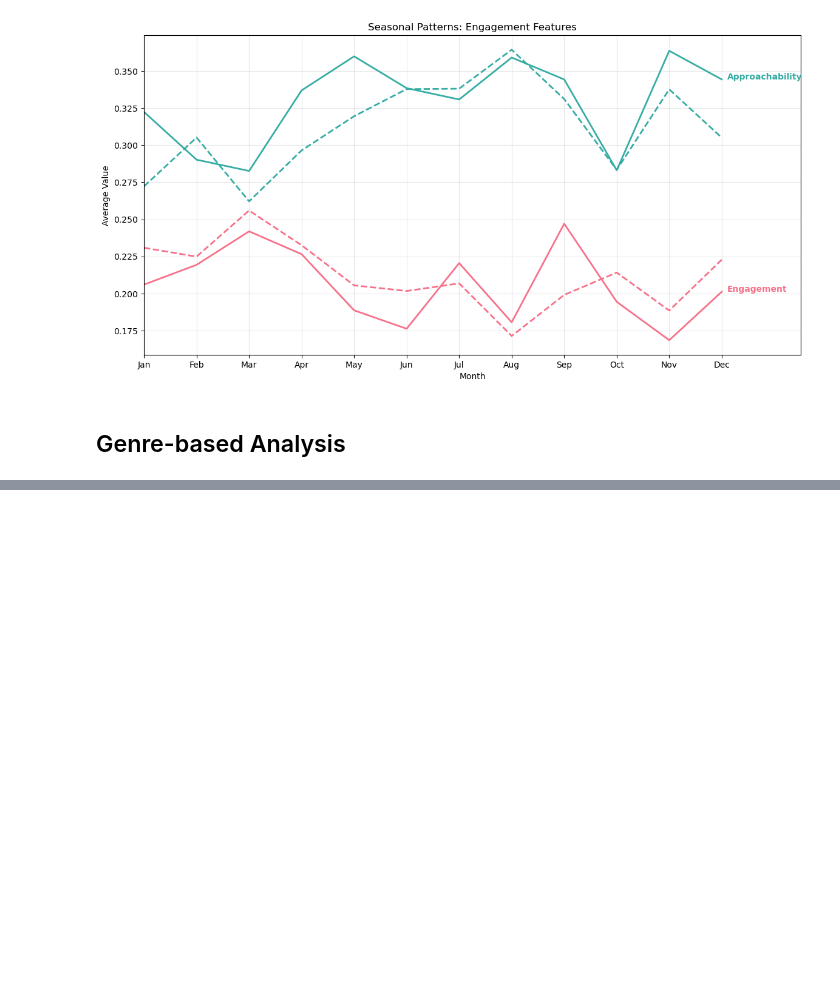
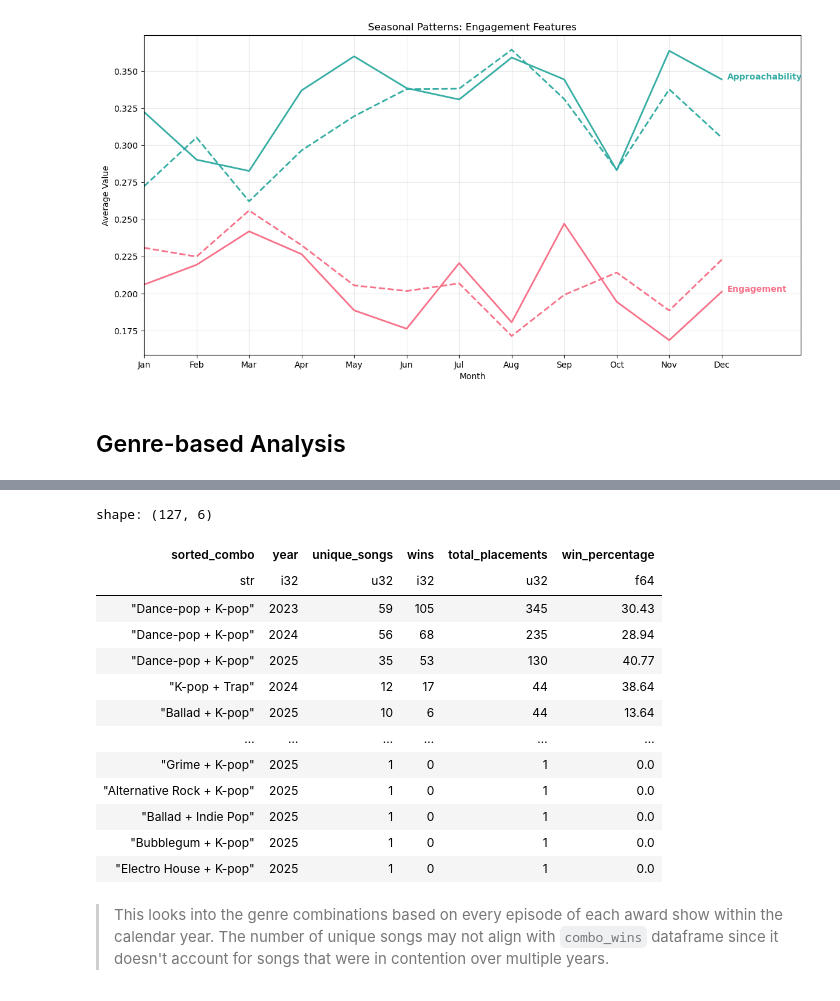
Before and after one commit to ccaban6/love-dive-into-kpop-music-show-winners, a Jupyter notebook: notebooks/04_explore_audio_features.ipynb, the cells around one changed output, grey strips where cells are left out. Saved outputs shown, nothing was run; the diff lists cells and outputs as text; code cells hidden in the pictures; blank space fills up the shorter version.

```diff
--- a/notebooks/04_explore_audio_features.ipynb
+++ b/notebooks/04_explore_audio_features.ipynb
@@ -665,0 +822,19 @@ analyze_genre_win_rates(genre_df, title="Tertiary", genre_col='genre_3rd', top_n
+# %%
+temporal_combo.sort('total_placements', descending=True)
+# %% [output]
+shape: (127, 6)
+| sorted_combo | year | unique_songs | wins | total_placements | win_percentage |
+| str | i32 | u32 | i32 | u32 | f64 |
+| "Dance-pop + K-pop" | 2023 | 59 | 105 | 345 | 30.43 |
+| "Dance-pop + K-pop" | 2024 | 56 | 68 | 235 | 28.94 |
+| "Dance-pop + K-pop" | 2025 | 35 | 53 | 130 | 40.77 |
+| "K-pop + Trap" | 2024 | 12 | 17 | 44 | 38.64 |
+| "Ballad + K-pop" | 2025 | 10 | 6 | 44 | 13.64 |
+| … | … | … | … | … | … |
+| "Grime + K-pop" | 2025 | 1 | 0 | 1 | 0.0 |
+| "Alternative Rock + K-pop" | 2025 | 1 | 0 | 1 | 0.0 |
+| "Ballad + Indie Pop" | 2025 | 1 | 0 | 1 | 0.0 |
+| "Bubblegum + K-pop" | 2025 | 1 | 0 | 1 | 0.0 |
+| "Electro House + K-pop" | 2025 | 1 | 0 | 1 | 0.0 |
+# %% [markdown]
+> This looks into the genre combinations based on every episode of each award show within the calendar year. The number of unique songs may not align with `combo_wins` dataframe since it doesn't account for songs that were in contention over multiple years.
```
Also changed, not shown: parts of 20 cells of this notebook.
